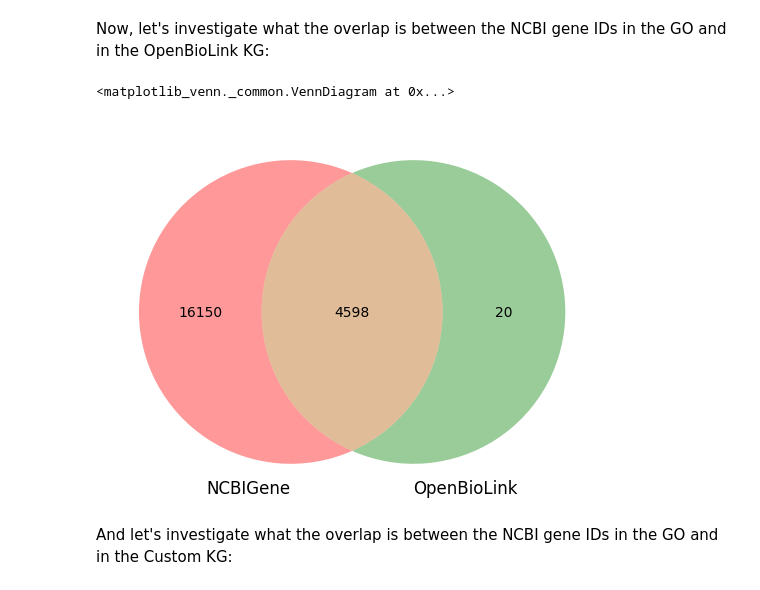
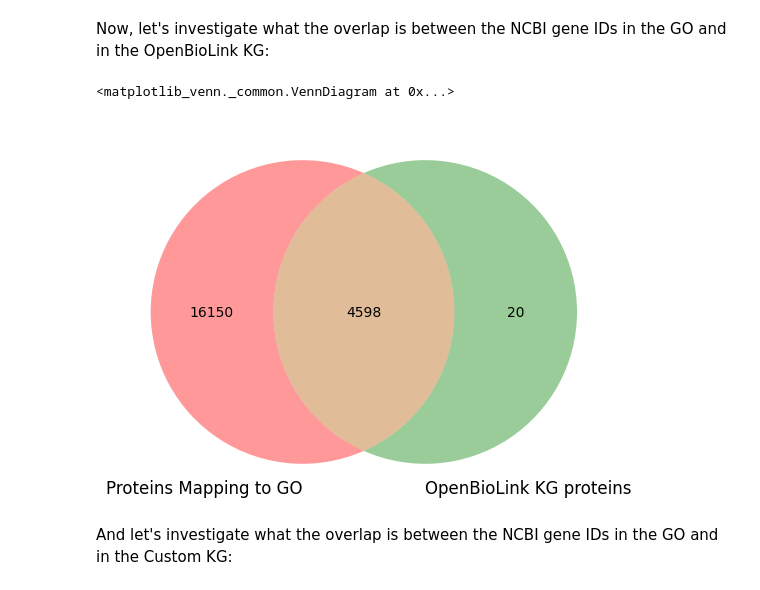
Before and after one commit to laurendelong21/MoA-Net, a Jupyter notebook: notebooks/enrichment.ipynb, the cells around one changed output. Cells and saved outputs as stored; diff of their text form; code cells hidden in the pictures.

```diff
--- a/notebooks/enrichment.ipynb
+++ b/notebooks/enrichment.ipynb
@@ -103,10 +103,10 @@ Now, let's investigate what the overlap is between the NCBI gene IDs in the GO a
 # %%
 venn2_unweighted(
     [set(process_df['GeneID'].unique()), openbiolink_proteins],
-    set_labels=['NCBIGene', 'OpenBioLink']
+    set_labels=['Proteins Mapping to GO', 'OpenBioLink KG proteins']
 )
 # %% [output]
 <matplotlib_venn._common.VennDiagram at 0x...>
-[figure, old version]
+[figure, new version]
 # %% [markdown]
 And let's investigate what the overlap is between the NCBI gene IDs in the GO and in the Custom KG:
```
Also changed, not shown: parts of 35 cells of this notebook.
